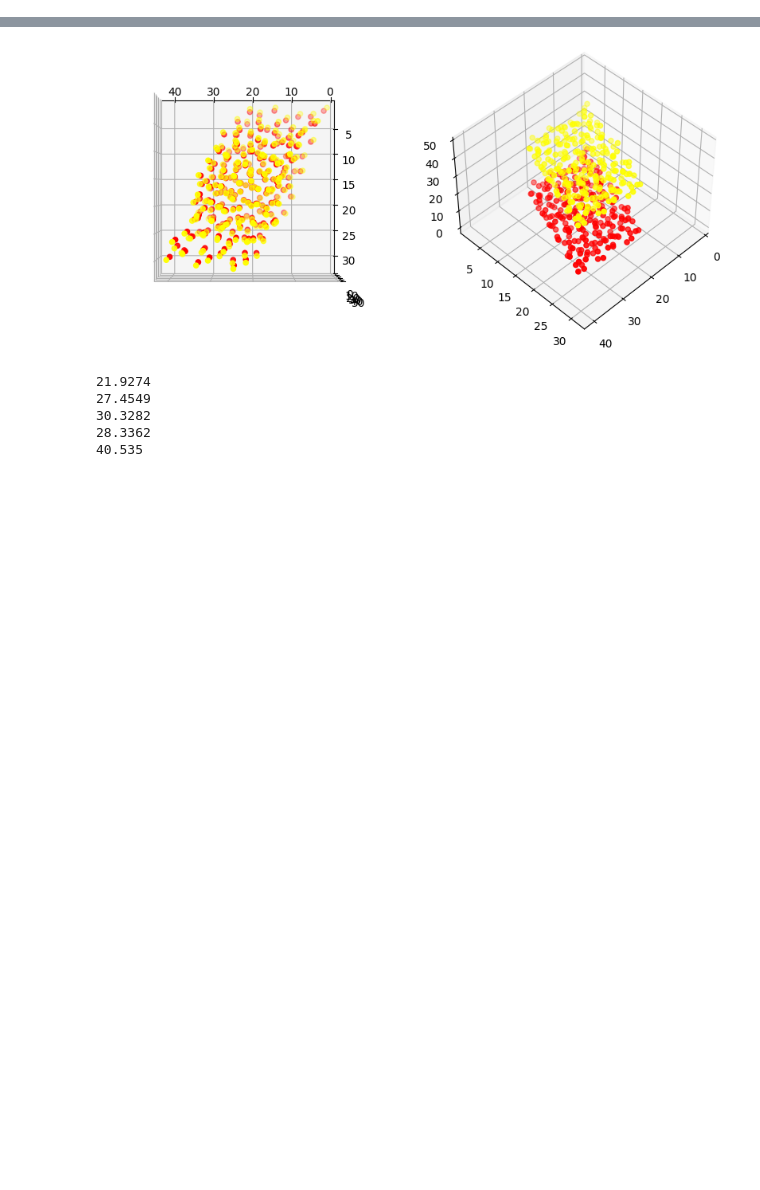
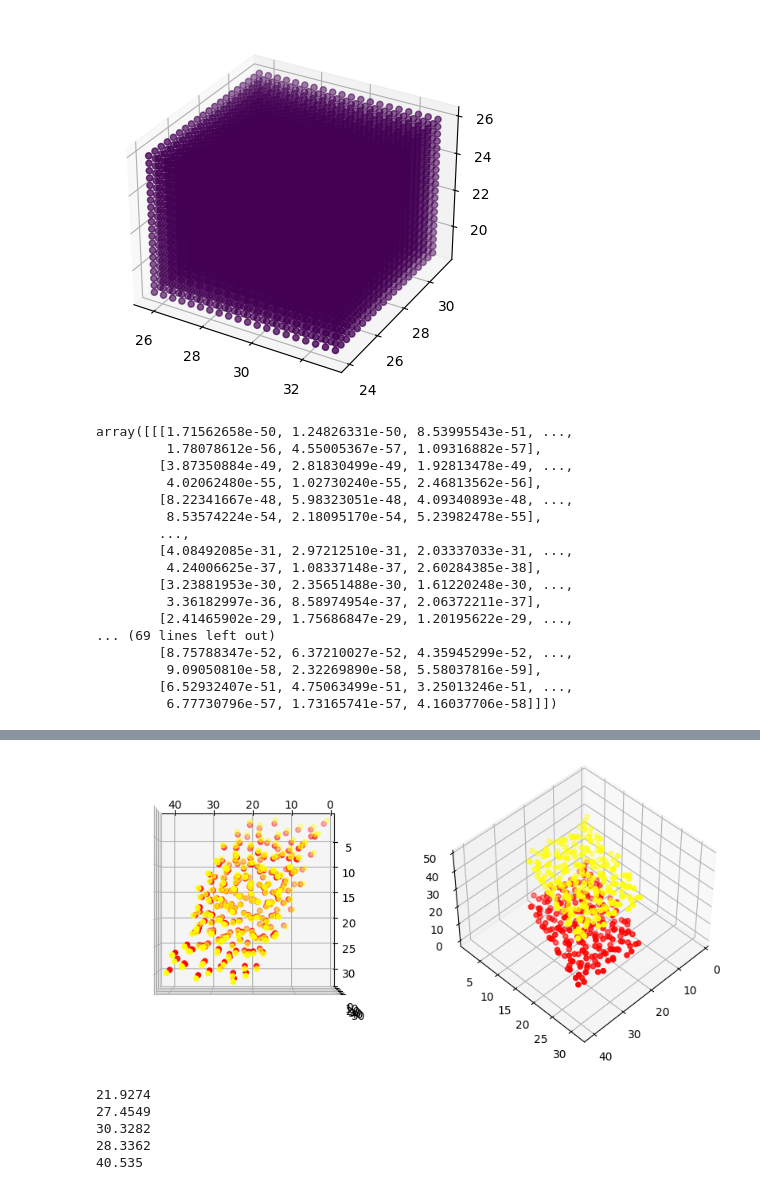
Before and after one commit to yaminbens/Proj23, a Jupyter notebook: DataManipulation.ipynb, the cells around one changed output, grey strips where cells are left out. Cells and saved outputs as stored; diff of their text form; code cells hidden in the pictures; blank space fills up the shorter version.

```diff
--- a/DataManipulation.ipynb
+++ b/DataManipulation.ipynb
@@ -63 +94,24 @@ class DataGen:
+# %%
+dat.data[0].shape
+dat.plotTensor(a.data[1],a.middle[1])
+dat.data[0]
+# %% [output]
+[figure, added]
+array([[[1.71562658e-50, 1.24826331e-50, 8.53995543e-51, ...,
+         1.78078612e-56, 4.55005367e-57, 1.09316882e-57],
+        [3.87350884e-49, 2.81830499e-49, 1.92813478e-49, ...,
+         4.02062480e-55, 1.02730240e-55, 2.46813562e-56],
+        [8.22341667e-48, 5.98323051e-48, 4.09340893e-48, ...,
+         8.53574224e-54, 2.18095170e-54, 5.23982478e-55],
+        ...,
+        [4.08492085e-31, 2.97212510e-31, 2.03337033e-31, ...,
+         4.24006625e-37, 1.08337148e-37, 2.60284385e-38],
+        [3.23881953e-30, 2.35651488e-30, 1.61220248e-30, ...,
+         3.36182997e-36, 8.58974954e-37, 2.06372211e-37],
+        [2.41465902e-29, 1.75686847e-29, 1.20195622e-29, ...,
+... (69 lines left out)
+        [8.75788347e-52, 6.37210027e-52, 4.35945299e-52, ...,
+         9.09050810e-58, 2.32269890e-58, 5.58037816e-59],
+        [6.52932407e-51, 4.75063499e-51, 3.25013246e-51, ...,
+         6.77730796e-57, 1.73165741e-57, 4.16037706e-58]]])
 # %%
```
Also changed, not shown: parts of 5 cells of this notebook.
